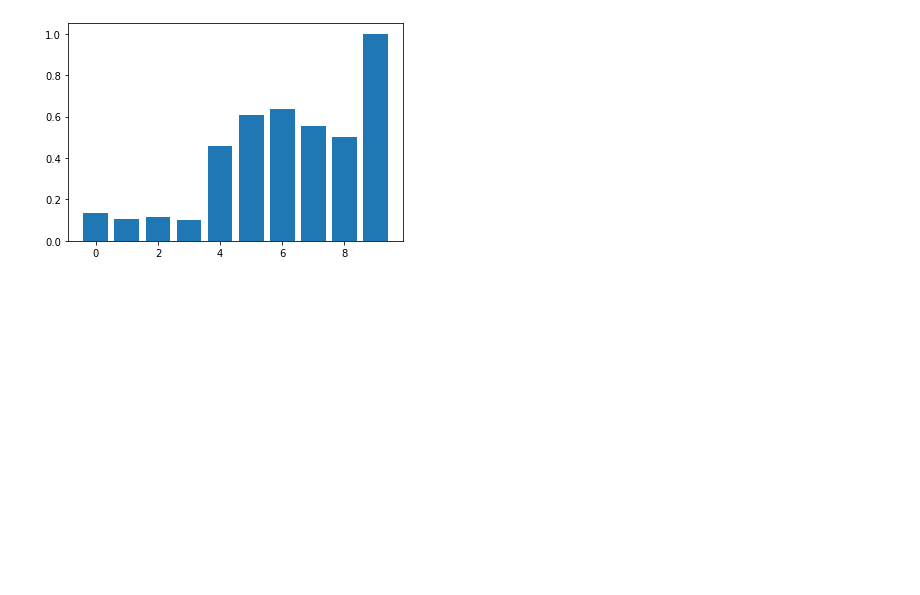
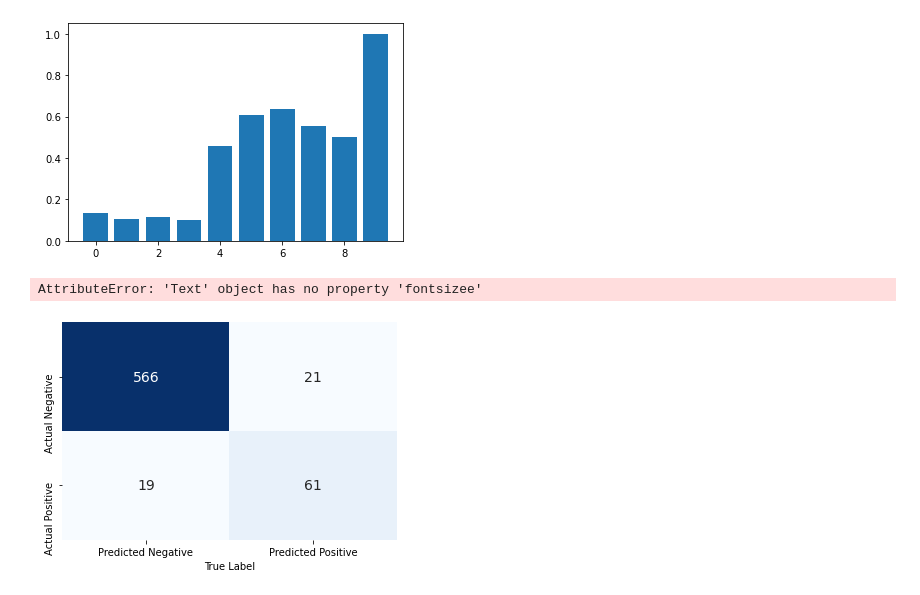
Before and after one commit to arsatija/Phase3Project, a Jupyter notebook: notebooks/index.ipynb, the cells around one changed output. Cells and saved outputs as stored; diff of their text form; code cells hidden in the pictures; blank space fills up the shorter version.

```diff
--- a/notebooks/index.ipynb
+++ b/notebooks/index.ipynb
@@ -375,3 +375,17 @@ plt.bar(df2.index, df2['churn_percent'])
 # %% [output]
 <BarContainer object of 10 artists>
 [figure]
+# %%
+cm = confusion_matrix(y_test, y_pred3)
+plt.figure(figsize=(6, 4))
+sns.heatmap(cm, annot=True, cmap='Blues', fmt='g', cbar=False,
+            annot_kws={"size": 14},
+            xticklabels=['Predicted Negative', 'Predicted Positive'],
+            yticklabels=['Actual Negative', 'Actual Positive'])
+plt.xlabel('True Label', fontsizee=14)
+plt.ylabel('Predicted Label', fontsize=14)
+plt.title('Confusion Matrix', fontsize=16)
+plt.show()
+# %% [output]
+AttributeError: 'Text' object has no property 'fontsizee'
+[figure, added]
```
Also changed, not shown: parts of 8 cells of this notebook, 7 other files.
